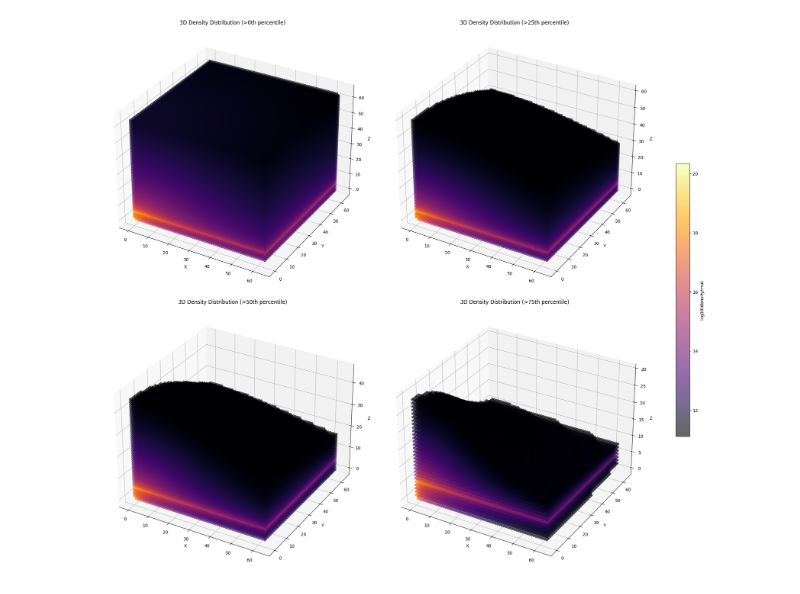
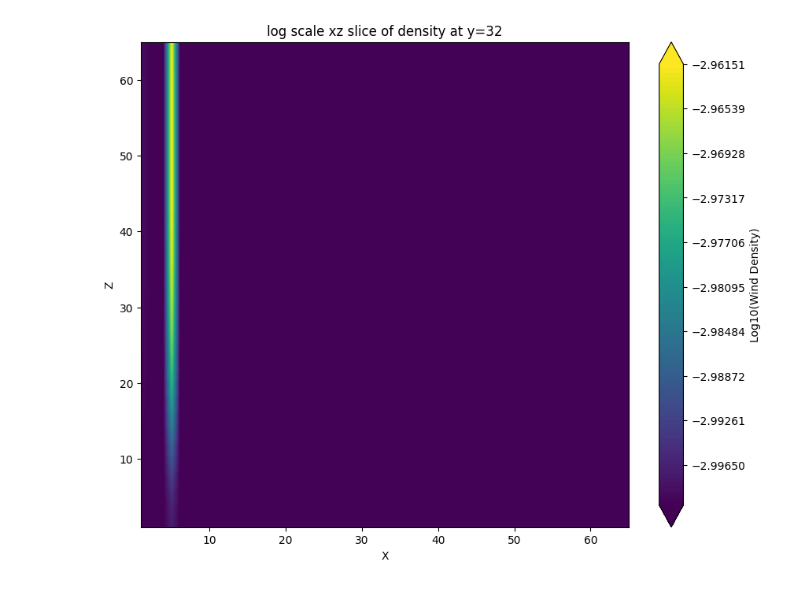
Before and after one commit to K1zum1/AstroWind, a Jupyter notebook: source/density_map.ipynb, the cells around one changed output. Cells and saved outputs as stored; diff of their text form; code cells hidden in the pictures.

```diff
--- a/source/density_map.ipynb
+++ b/source/density_map.ipynb
@@ -1,33 +1,43 @@
-# %%
-import numpy as np
-import matplotlib.pyplot as plt
-
-wind_density_data = np.loadtxt('parameters/wind_density_output.csv', delimiter=',')
-data_3d_correct = wind_density_data.reshape(64, 64, 64)
-mu = 2.3e-24
-f_xyz_full = np.log10(data_3d_correct / mu)
-x_full, y_full, z_full = np.indices(f_xyz_full.shape)
-
-percentiles = [0, 25, 50, 75]
-
-fig, axes = plt.subplots(2, 2, figsize=(20, 18), subplot_kw={'projection': '3d'}, constrained_layout=True)
-axes = axes.flatten()
-
-for i, percentile in enumerate(percentiles):
-    threshold_full = np.percentile(f_xyz_full, percentile)
-    mask_full = f_xyz_full > threshold_full
-    x_plot_full, y_plot_full, z_plot_full = x_full[mask_full], y_full[mask_full], z_full[mask_full]
-    f_xyz_plot_full = f_xyz_full[mask_full]
-
-    scatter = axes[i].scatter(x_plot_full, y_plot_full, z_plot_full, c=f_xyz_plot_full, cmap='inferno', marker='o', alpha=0.6)
-    axes[i].set_title(f'3D Density Distribution (>{percentile}th percentile)')
-    axes[i].set_xlabel('X')
-    axes[i].set_ylabel('Y')
-    axes[i].set_zlabel('Z')
-
-fig.colorbar(scatter, ax=axes.ravel().tolist(), shrink=0.5, aspect=20, label='log10(density/mu)')
-
-plt.savefig('3d_density_distributions.png', dpi=300, format='png')
-plt.show()
-# %% [output]
-[figure, removed]
+# %%
+import numpy as np
+import matplotlib.pyplot as plt
+from scipy.interpolate import griddata
+
+wind_density_data = np.loadtxt('parameters/wind_density_output.csv', delimiter=',')
+rho = wind_density_data.reshape(64, 64, 64)
+
+def grid(x, xmin, xmax, y, ymin, ymax, z, resX=5000, resY=5000):
+    xi = np.linspace(xmin, xmax, resX)
+    yi = np.linspace(ymin, ymax, resY)
+    Z = griddata((x, y), z, (xi[None, :], yi[:, None]), method='linear')
+    X, Y = np.meshgrid(xi, yi)
+    return X, Y, Z
+
+y_index = 20
+xz_slice = rho[:, y_index, :]
+
+x = np.linspace(1, 65, 64)
+z = np.linspace(1, 65, 64)
+X, Z = np.meshgrid(x, z)
+# grid data
+x_flat = X.flatten()
+z_flat = Z.flatten()
+rho_flat = xz_slice.flatten()
+
+rho_log = np.log10(rho_flat + 1e-3)
+# prepare for interpolation by spatial biundries
+xmin, xmax = 1, 65
+zmin, zmax = 1, 65
+
+X_grid, Z_grid, Rho_interpolated = grid(x_flat, xmin, xmax, z_flat, zmin, zmax, rho_log)
+
+plt.figure(figsize=(10, 8))
+levels = np.linspace(np.nanmin(Rho_interpolated), np.nanmax(Rho_interpolated), 100)
+contourf = plt.contourf(X_grid, Z_grid, Rho_interpolated, levels=levels, extend='both')
+plt.colorbar(contourf, label='Log10(Wind Density)')
+plt.title('log scale xz slice of density at y=32')
+plt.xlabel('X')
+plt.ylabel('Z')
+plt.show()
+# %% [output]
+[figure, added]
```
